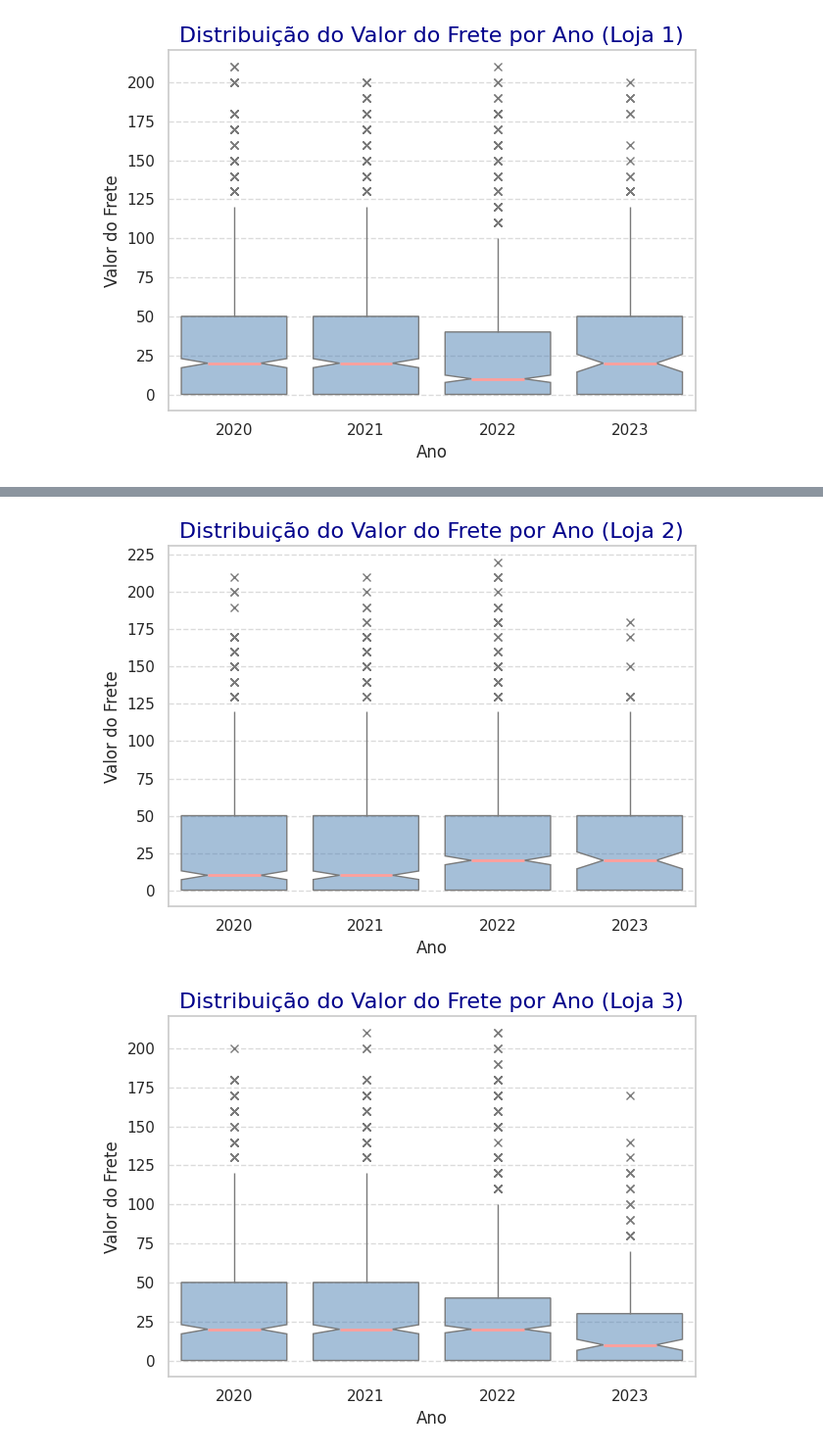
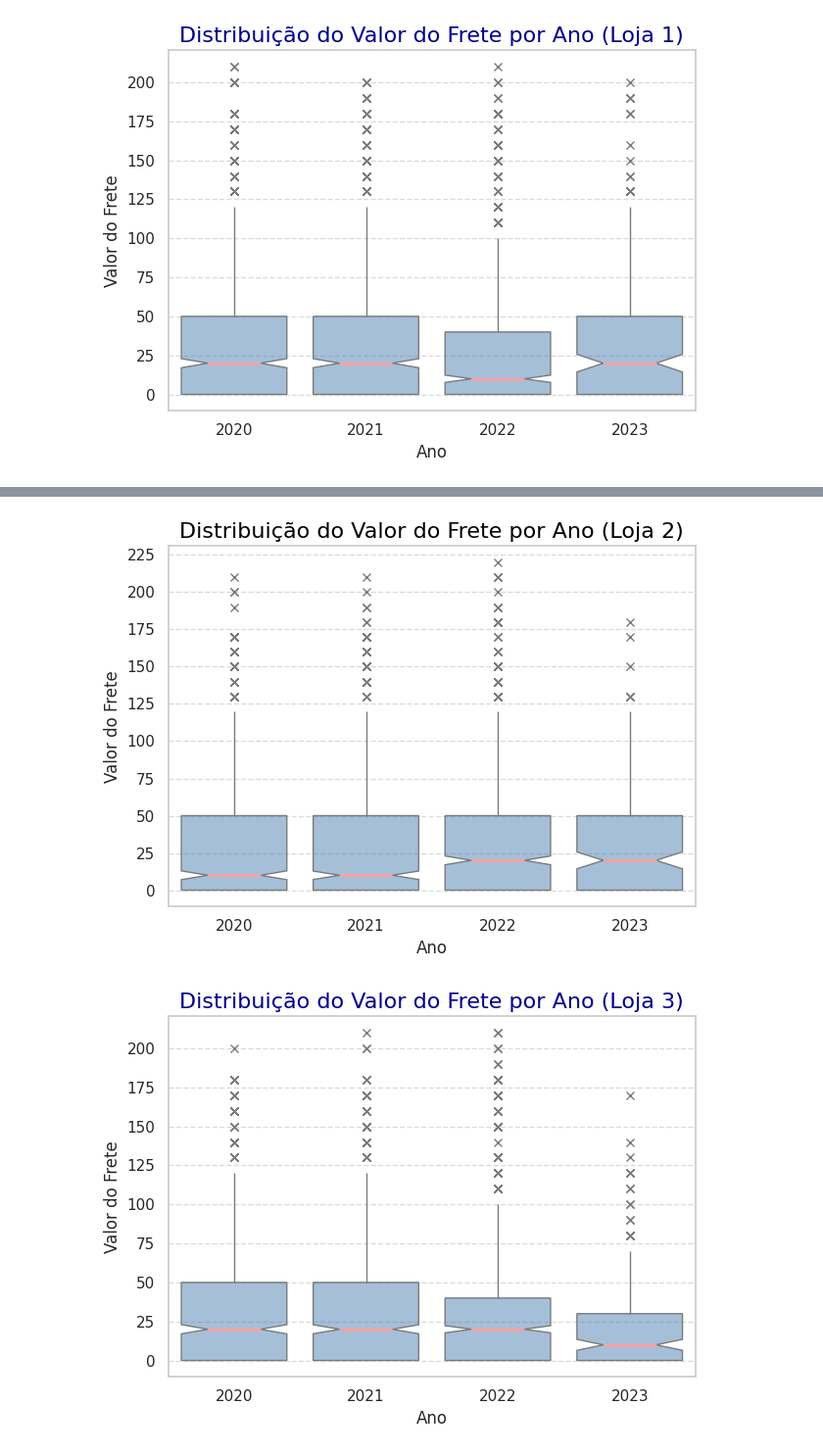
Before and after one commit to ton-oliveira/challenge1-data-science, a Jupyter notebook: AluraStoreBr.ipynb, the cells around one changed output, grey strips where cells are left out. Shown at 98% size. Cells and saved outputs as stored; diff of their text form; code cells hidden in the pictures.

```diff
--- a/AluraStoreBr.ipynb
+++ b/AluraStoreBr.ipynb
@@ -283,25 +290,25 @@ Name: frete, dtype: float64
 # %%
 sns.boxplot(x=loja2['ano'], y=loja2['frete'].round(-1),
     notch=True, showcaps=False,
     flierprops={"marker": "x"},
     boxprops={"facecolor": (.3, .5, .7, .5)},
     medianprops={"color": "r", "linewidth": 2}
 )
 
 ax2 = plt.gca()
 ax2.yaxis.set_major_locator(MultipleLocator(25))
 ax2.yaxis.set_minor_locator(MultipleLocator(5))
 
-plt.title('Distribuição do Valor do Frete por Ano (Loja 2)', fontsize=16, color='darkblue')
+plt.title('Distribuição do Valor do Frete por Ano (Loja 2)', fontsize=16, color='black')
 plt.xlabel('Ano', fontsize=12)
 plt.ylabel('Valor do Frete', fontsize=12)
 
 
 plt.grid(axis='y', linestyle='--', alpha=0.7) # Adiciona grade no eixo Y
 plt.tight_layout() # Ajusta o layout para evitar sobreposição
 plt.show()
 # %% [output]
-[figure, old version]
+[figure, new version]
 # %%
 sns.boxplot(x=loja3['ano'], y=loja3['frete'].round(-1),
     notch=True, showcaps=False,
```
Also changed, not shown: parts of 27 cells of this notebook.
